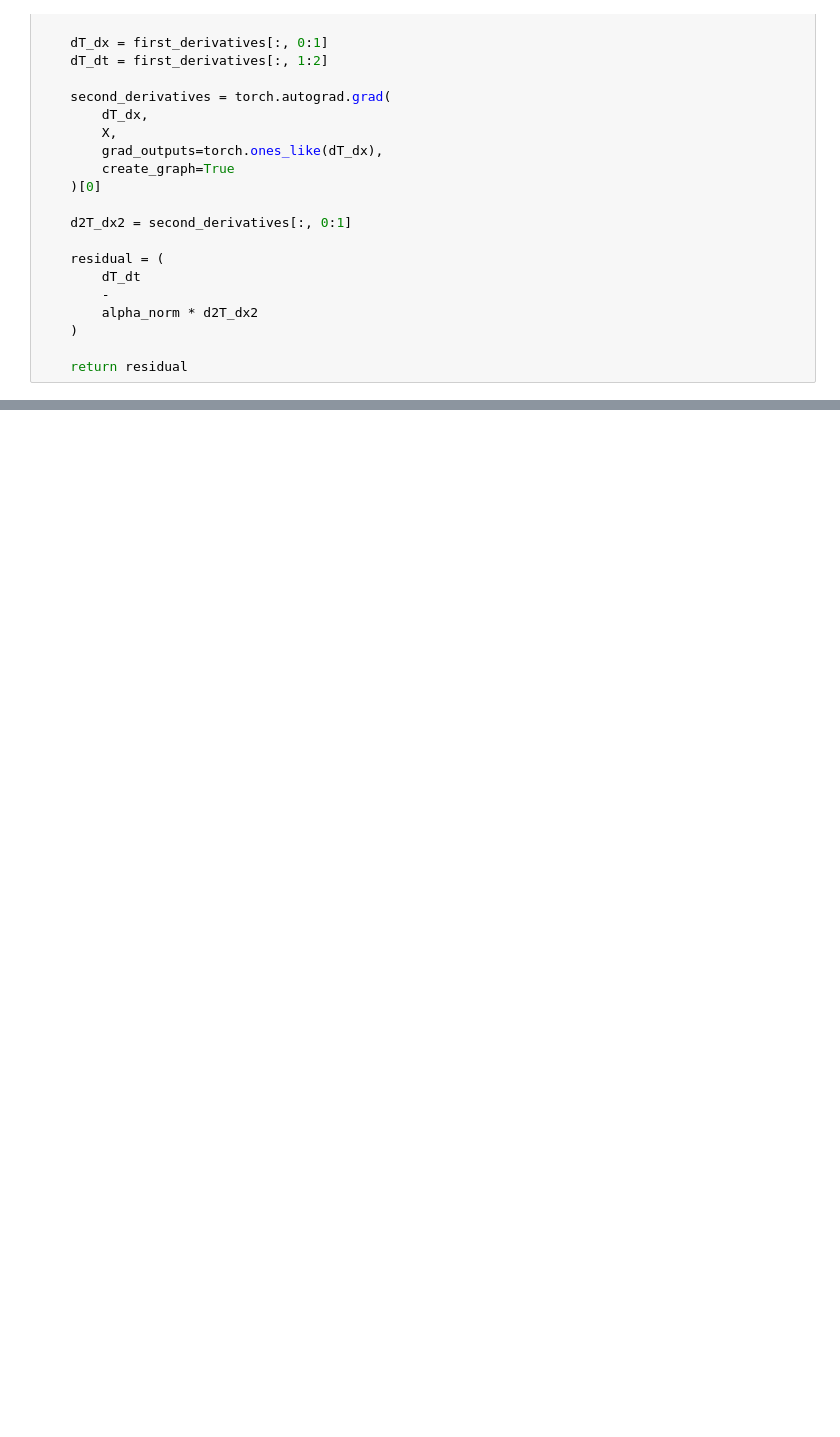
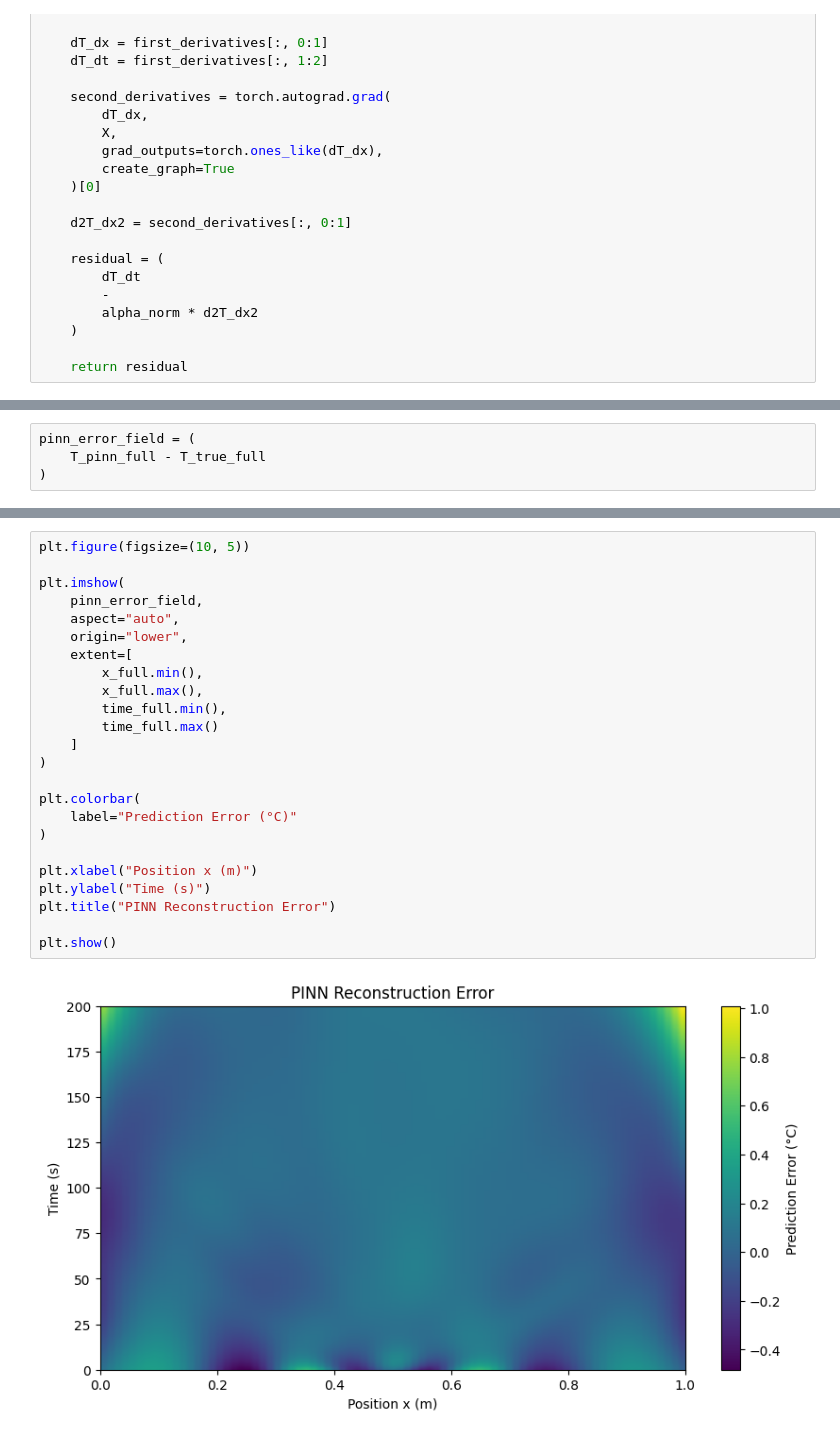
Before and after one commit to Rupesh1Khanal/physics-informed-thermal-digital-twin, a Jupyter notebook: notebooks/05_physics_informed_model.ipynb, the cells around one changed output, grey strips where cells are left out. Saved outputs shown, nothing was run; the diff lists cells and outputs as text; blank space fills up the shorter version.

```diff
--- a/notebooks/05_physics_informed_model.ipynb
+++ b/notebooks/05_physics_informed_model.ipynb
@@ -552,0 +1355,4 @@ NameError: name 'residual_test' is not defined
+# %%
+pinn_error_field = (
+    T_pinn_full - T_true_full
+)
@@ -552,0 +1466,26 @@ NameError: name 'residual_test' is not defined
+# %%
+plt.figure(figsize=(10, 5))
+
+plt.imshow(
+    pinn_error_field,
+    aspect="auto",
+    origin="lower",
+    extent=[
+        x_full.min(),
+        x_full.max(),
+        time_full.min(),
+        time_full.max()
+    ]
+)
+
+plt.colorbar(
+    label="Prediction Error (°C)"
+)
+
+plt.xlabel("Position x (m)")
+plt.ylabel("Time (s)")
+plt.title("PINN Reconstruction Error")
+
+plt.show()
+# %% [output]
+[figure, added]
```
Also changed, not shown: parts of 52 cells of this notebook.
